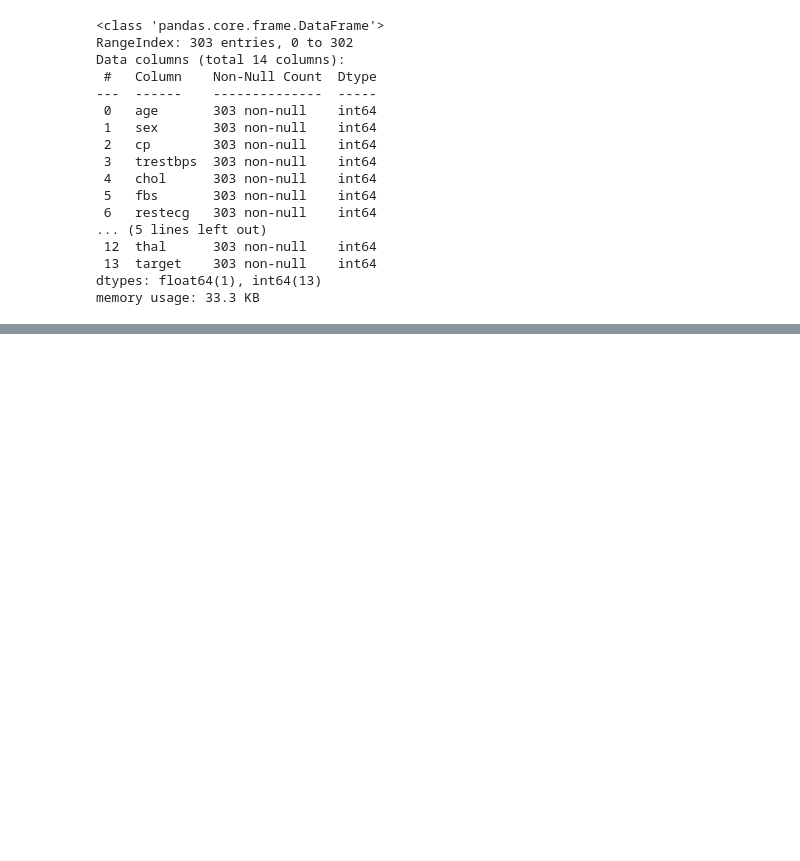
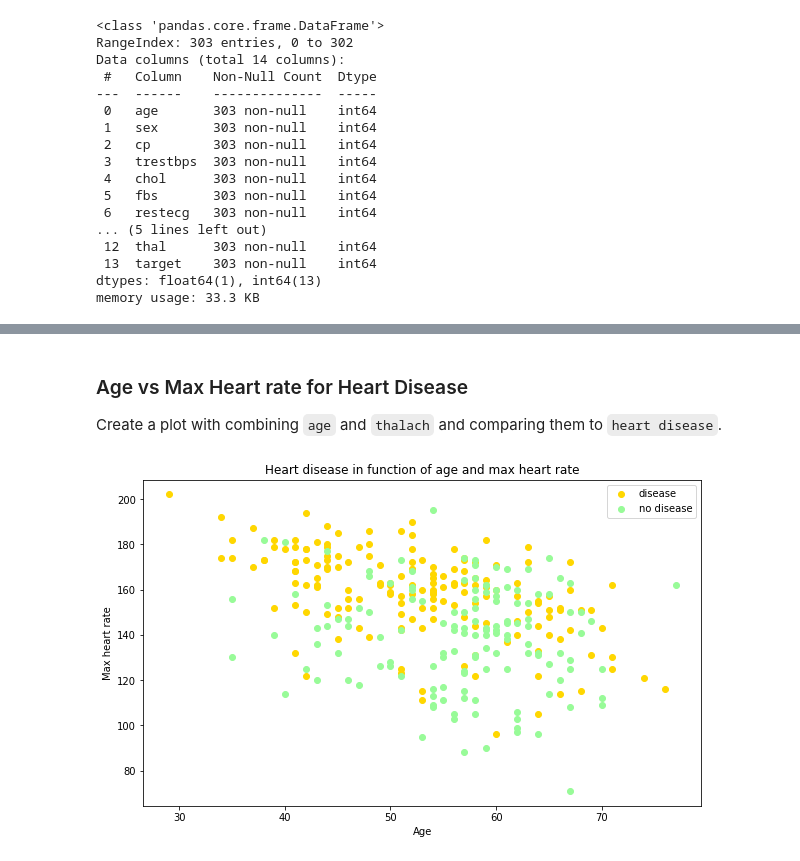
Before and after one commit to postovalov/heart-disease-classification-project, a Jupyter notebook: end-to-end-heart-disease-classification.ipynb, the cells around one changed output, grey strips where cells are left out. Cells and saved outputs as stored; diff of their text form; code cells hidden in the pictures; blank space fills up the shorter version.

```diff
--- a/end-to-end-heart-disease-classification.ipynb
+++ b/end-to-end-heart-disease-classification.ipynb
@@ -169,0 +198,21 @@ df.describe()
+# %% [markdown]
+### Age vs Max Heart rate for Heart Disease
+
+Create a plot with combining `age` and `thalach` and comparing them to `heart disease`.
+# %%
+plt.figure(figsize=(10,6))
+# Plot for positive examples
+plt.scatter(df.age[df.target==1],
+            df.thalach[df.target==1],
+            c="gold")
+# Plot for negative examples
+plt.scatter(df.age[df.target==0],
+            df.thalach[df.target==0],
+            c="palegreen")
+
+plt.title("Heart disease in function of age and max heart rate")
+plt.xlabel("Age")
+plt.ylabel("Max heart rate")
+plt.legend(["disease", "no disease"]);
+# %% [output]
+[figure, added]
```
Also changed, not shown: parts of 10 cells of this notebook.
